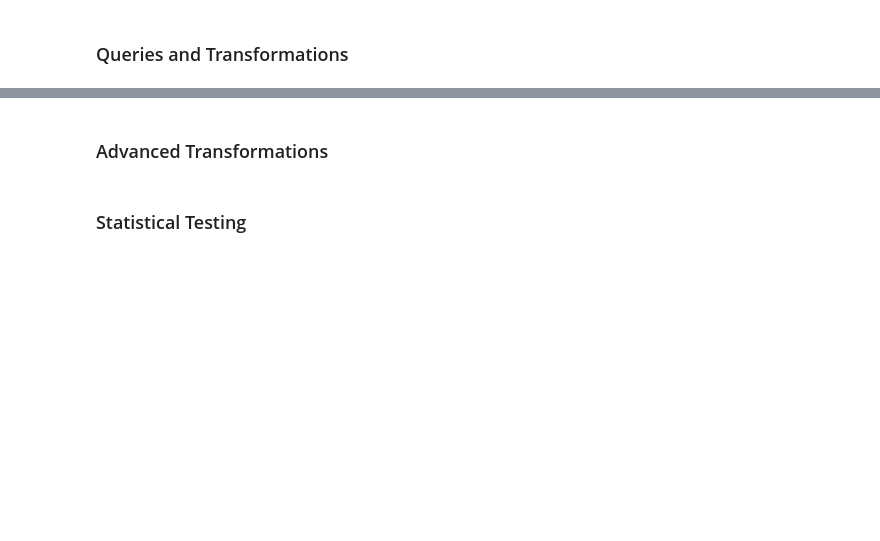
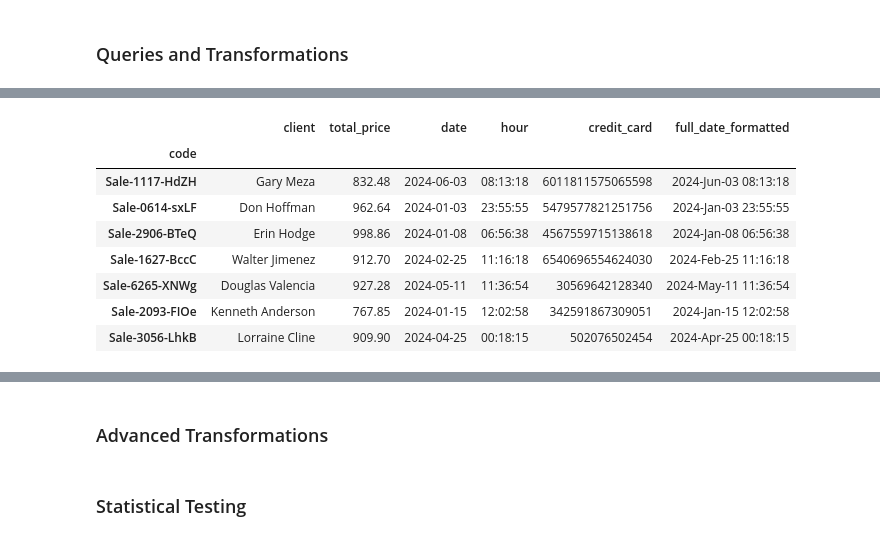
Before and after one commit to NicoG2023/Data_Science_Introduction, a Jupyter notebook: Classes/Pandas.ipynb, the cells around one changed output, grey strips where cells are left out. Saved outputs shown, nothing was run; the diff lists cells and outputs as text; code cells hidden in the pictures; blank space fills up the shorter version.

```diff
--- a/Classes/Pandas.ipynb
+++ b/Classes/Pandas.ipynb
@@ -125,0 +468,13 @@ For more information on __pandas DataFrame__, refer to the [official pandas docu
+# %%
+#fancy query in a dataframe
+sales_df[(sales_df['total_price'] > 733.1) & (sales_df['date'] > '2023-12-31')]
+# %% [output]
+|  | client | total_price | date | hour | credit_card | full_date_formatted |
+| code |  |  |  |  |  |  |
+| Sale-1117-HdZH | Gary Meza | 832.48 | 2024-06-03 | 08:13:18 | 6011811575065598 | 2024-Jun-03 08:13:18 |
+| Sale-0614-sxLF | Don Hoffman | 962.64 | 2024-01-03 | 23:55:55 | 5479577821251756 | 2024-Jan-03 23:55:55 |
+| Sale-2906-BTeQ | Erin Hodge | 998.86 | 2024-01-08 | 06:56:38 | 4567559715138618 | 2024-Jan-08 06:56:38 |
+| Sale-1627-BccC | Walter Jimenez | 912.70 | 2024-02-25 | 11:16:18 | 6540696554624030 | 2024-Feb-25 11:16:18 |
+| Sale-6265-XNWg | Douglas Valencia | 927.28 | 2024-05-11 | 11:36:54 | 30569642128340 | 2024-May-11 11:36:54 |
+| Sale-2093-FIOe | Kenneth Anderson | 767.85 | 2024-01-15 | 12:02:58 | 342591867309051 | 2024-Jan-15 12:02:58 |
+| Sale-3056-LhkB | Lorraine Cline | 909.90 | 2024-04-25 | 00:18:15 | 502076502454 | 2024-Apr-25 00:18:15 |
```
Also changed, not shown: parts of 36 cells of this notebook, 5 other files.
